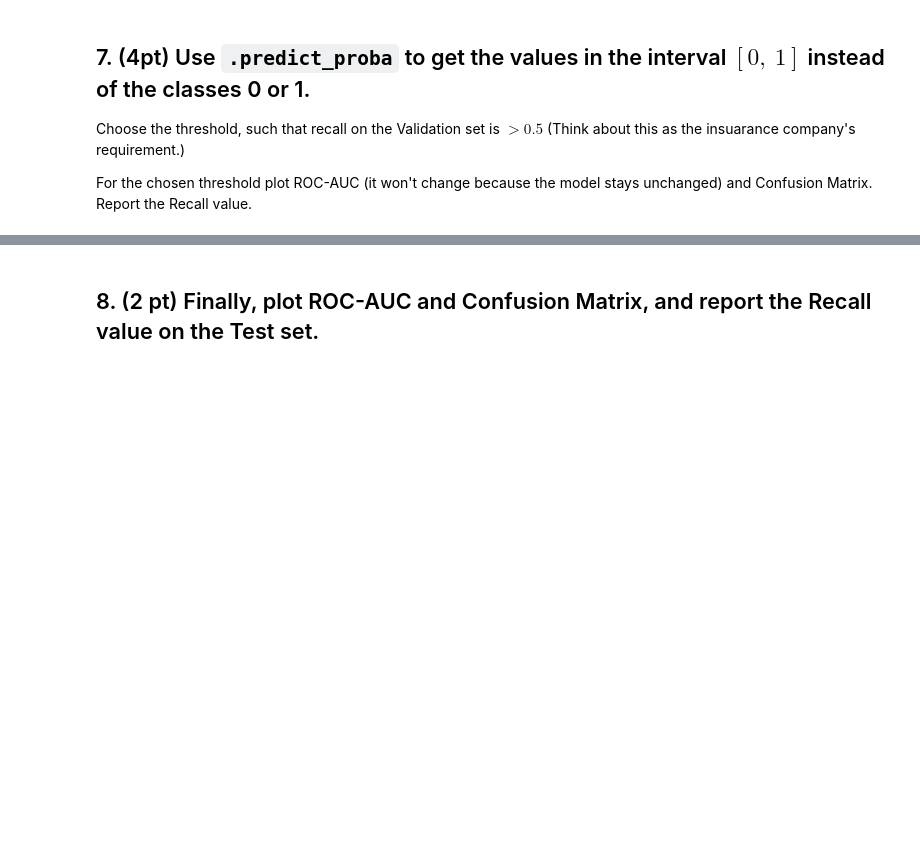
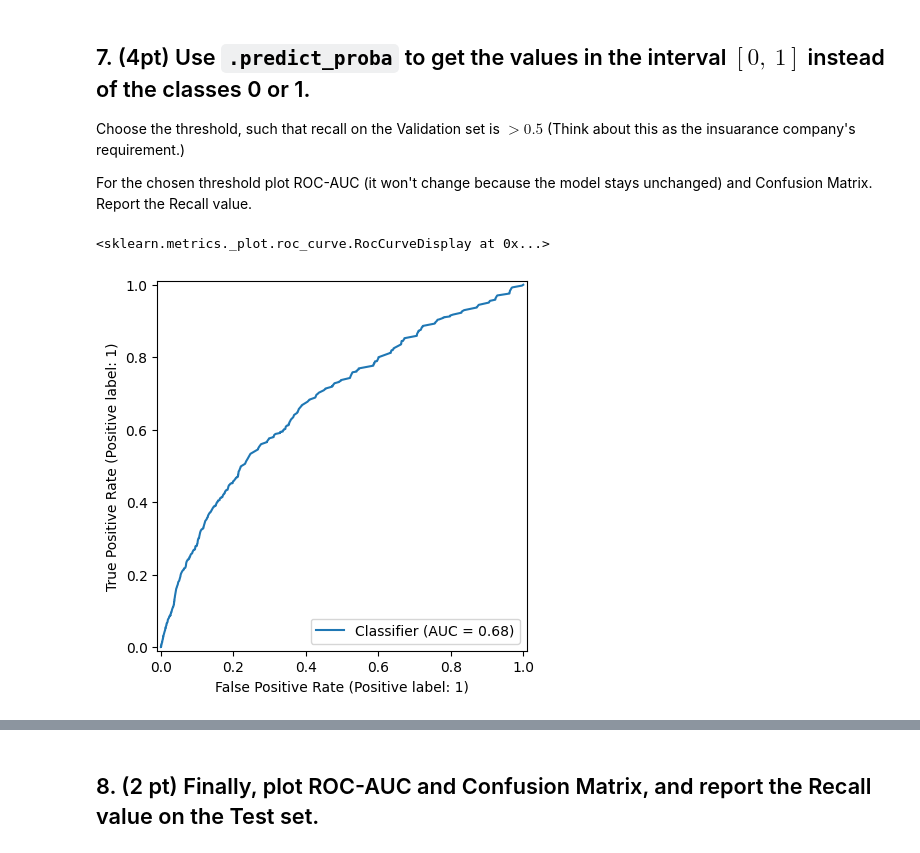
Before and after one commit to Nick-Azzarano/Machine-Learning-Practice, a Jupyter notebook: Spring2025/Homeworks/HW5.ipynb, the cells around one changed output, grey strips where cells are left out. Cells and saved outputs as stored; diff of their text form; code cells hidden in the pictures; blank space fills up the shorter version.

```diff
--- a/Spring2025/Homeworks/HW5.ipynb
+++ b/Spring2025/Homeworks/HW5.ipynb
@@ -375,4 +351,9 @@ threshold = 0.1
 y_val_pred_binary = (y_val_pred_proba >= threshold).astype(int)
+# %%
+RocCurveDisplay.from_predictions(y_val, y_val_pred_proba)
+# %% [output]
+<sklearn.metrics._plot.roc_curve.RocCurveDisplay at 0x...>
+[figure, added]
 # %%
 RocCurveDisplay.from_predictions(y_val, y_val_pred_binary)
 # %% [output]
```
Also changed, not shown: parts of 16 cells of this notebook.
